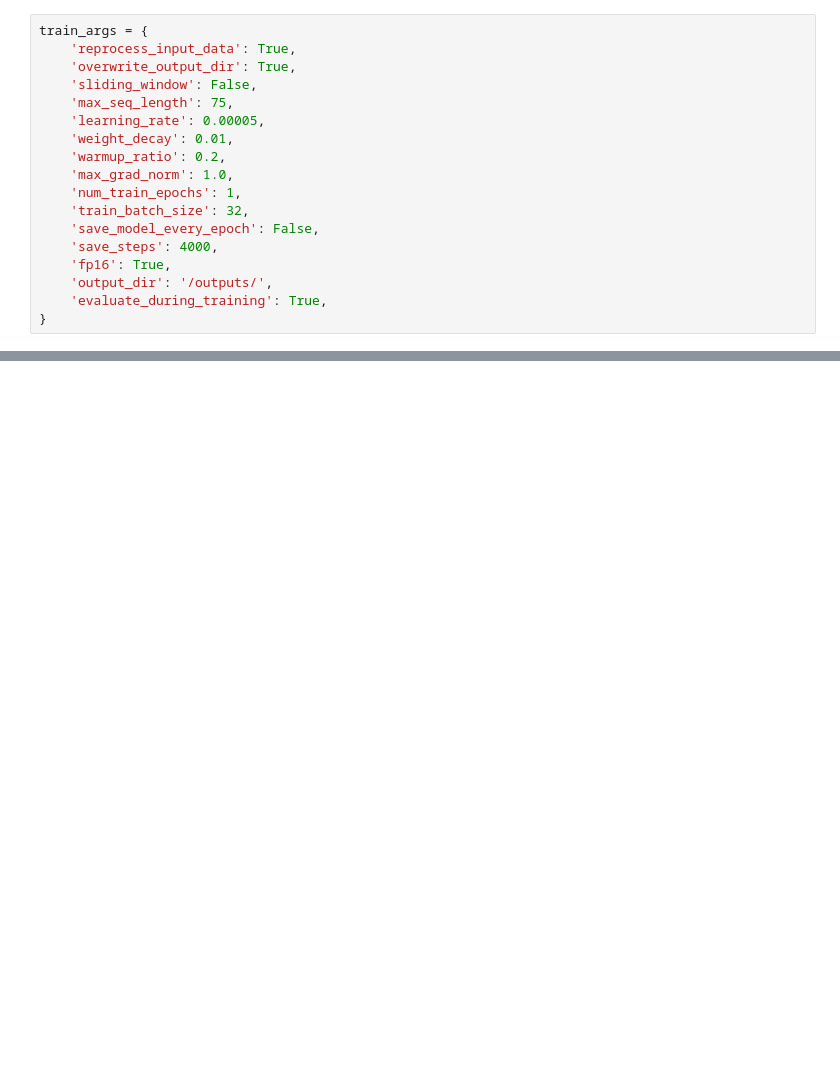
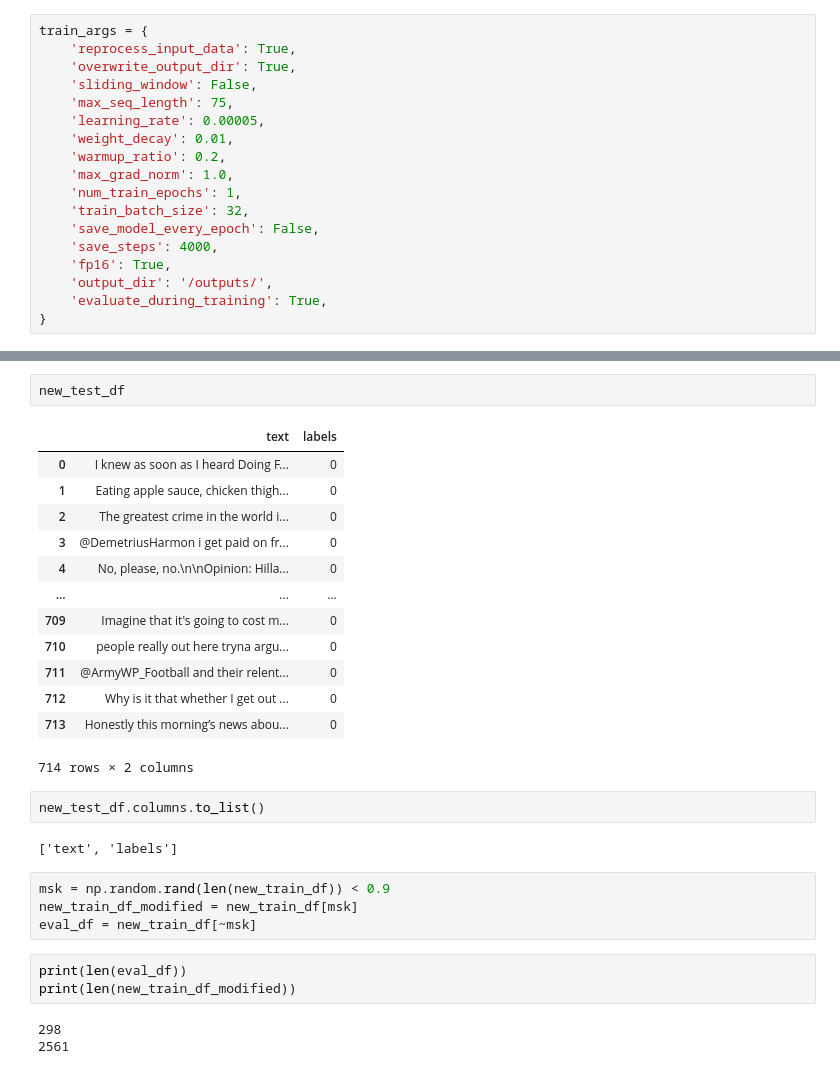
Before and after one commit to AmirAbaskohi/SemEval2022-Task6-Sarcasm-Detection, a Jupyter notebook: SarcasmDetection.ipynb, the cells around one changed output, grey strips where cells are left out. Saved outputs shown, nothing was run; the diff lists cells and outputs as text; blank space fills up the shorter version.

```diff
--- a/SarcasmDetection.ipynb
+++ b/SarcasmDetection.ipynb
@@ -266,0 +334,30 @@ Pretrained model on English language using a masked language modeling (MLM) obje
+# %%
+new_test_df
+# %% [output]
+|  | text | labels |
+| 0 | I knew as soon as I heard Doing F... | 0 |
+| 1 | Eating apple sauce, chicken thigh... | 0 |
+| 2 | The greatest crime in the world i... | 0 |
+| 3 | @DemetriusHarmon i get paid on fr... | 0 |
+| 4 | No, please, no.\n\nOpinion: Hilla... | 0 |
+| ... | ... | ... |
+| 709 | Imagine that it's going to cost m... | 0 |
+| 710 | people really out here tryna argu... | 0 |
+| 711 | @ArmyWP_Football and their relent... | 0 |
+| 712 | Why is it that whether I get out ... | 0 |
+| 713 | Honestly this morning’s news abou... | 0 |
+714 rows × 2 columns
+# %%
+new_test_df.columns.to_list()
+# %% [output]
+['text', 'labels']
+# %%
+msk = np.random.rand(len(new_train_df)) < 0.9
+new_train_df_modified = new_train_df[msk]
+eval_df = new_train_df[~msk]
+# %%
+print(len(eval_df))
+print(len(new_train_df_modified))
+# %% [output]
+298
+2561
```
Also changed, not shown: parts of 29 cells of this notebook.
